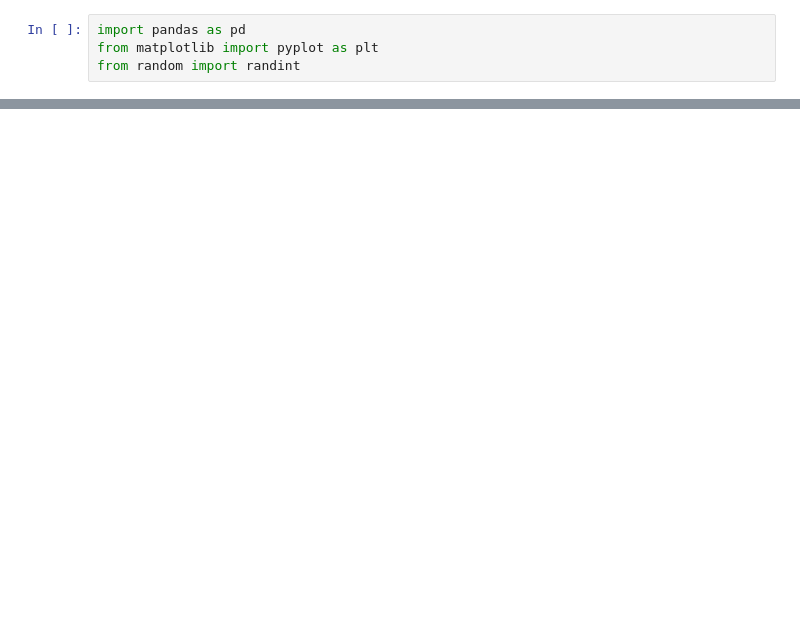
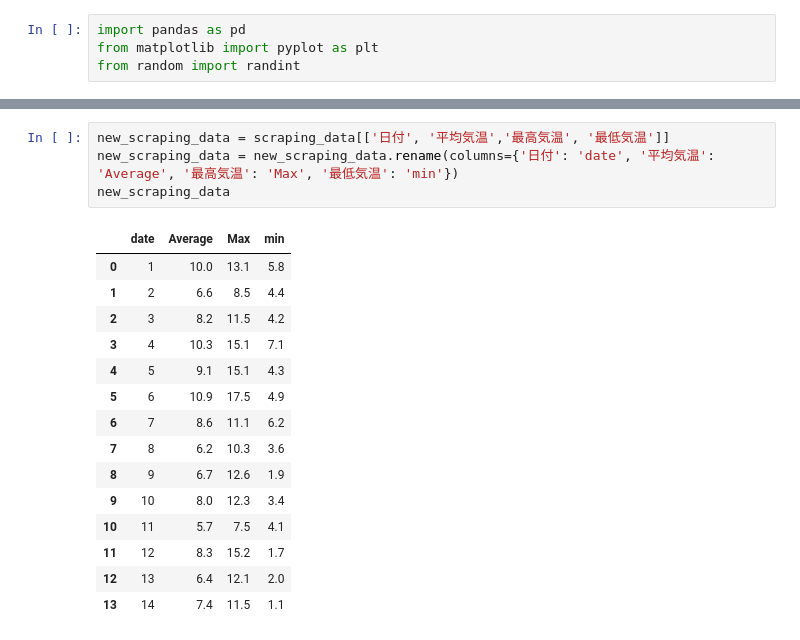
Before and after one commit to ko-to-m/ds-programming, a Jupyter notebook: verification.ipynb, the cells around one changed output, grey strips where cells are left out. Cells and saved outputs as stored; diff of their text form; blank space fills up the shorter version.

```diff
--- a/verification.ipynb
+++ b/verification.ipynb
@@ -41,0 +130,20 @@ scraping_data
+# %%
+new_scraping_data = scraping_data[['日付', '平均気温','最高気温', '最低気温']]
+new_scraping_data = new_scraping_data.rename(columns={'日付': 'date', '平均気温': 'Average', '最高気温': 'Max', '最低気温': 'min'})
+new_scraping_data
+# %% [output]
+|  | date | Average | Max | min |
+| 0 | 1 | 10.0 | 13.1 | 5.8 |
+| 1 | 2 | 6.6 | 8.5 | 4.4 |
+| 2 | 3 | 8.2 | 11.5 | 4.2 |
+| 3 | 4 | 10.3 | 15.1 | 7.1 |
+| 4 | 5 | 9.1 | 15.1 | 4.3 |
+| 5 | 6 | 10.9 | 17.5 | 4.9 |
+| 6 | 7 | 8.6 | 11.1 | 6.2 |
+| 7 | 8 | 6.2 | 10.3 | 3.6 |
+| 8 | 9 | 6.7 | 12.6 | 1.9 |
+| 9 | 10 | 8.0 | 12.3 | 3.4 |
+| 10 | 11 | 5.7 | 7.5 | 4.1 |
+| 11 | 12 | 8.3 | 15.2 | 1.7 |
+| 12 | 13 | 6.4 | 12.1 | 2.0 |
+| 13 | 14 | 7.4 | 11.5 | 1.1 |
```
Also changed, not shown: parts of 16 cells of this notebook.
